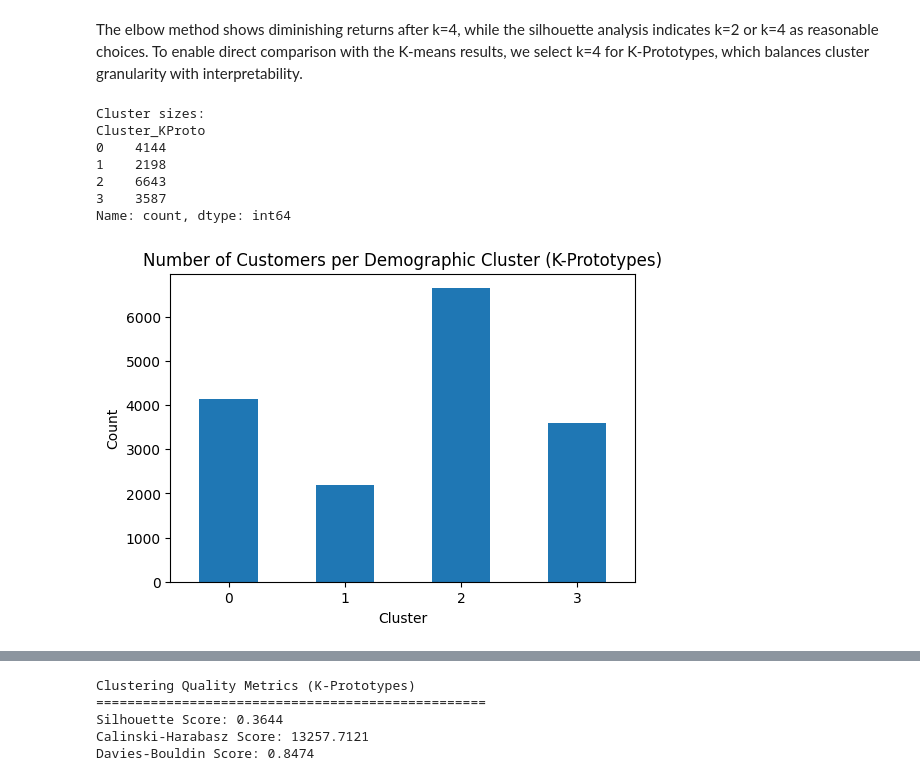
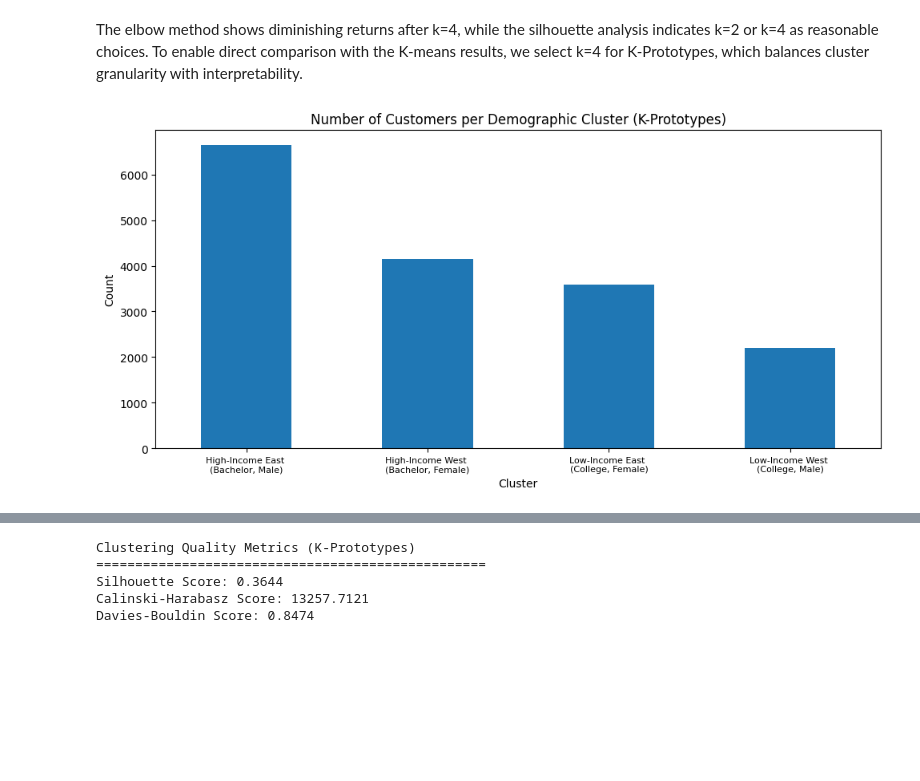
Before and after one commit to luisbdavila/Airline_Customer_Segmentation_DataMining_Project_Python, a Jupyter notebook: Final_delivery/Code/demographic.ipynb, the cells around one changed output, grey strips where cells are left out. Drawn from its saved outputs; the diff is of its cells as text; code cells hidden in the pictures; blank space fills up the shorter version.

```diff
--- a/Final_delivery/Code/demographic.ipynb
+++ b/Final_delivery/Code/demographic.ipynb
@@ -246,13 +300,0 @@ Gender distribution is relatively balanced across all clusters (49-52% female).
-# %%
-# Assign descriptive names to K-Means clusters
-cluster_names = {
-    0: 'Low-Income East',
-    1: 'High-Income West',
-    2: 'Low-Income West',
-    3: 'High-Income East'
-}
-
-df_demo_ceiled['Cluster_Name'] = df_demo_ceiled['Cluster'].map(cluster_names)
-
-print("Cluster Names and Sizes:")
-print(df_demo_ceiled['Cluster_Name'].value_counts())
@@ -474,28 +532,32 @@ The elbow method shows diminishing returns after k=4, while the silhouette analy
 # %%
 # K-Prototypes model with k=4
 kproto_final = KPrototypes(n_clusters=4, init='Huang', random_state=42, verbose=0)
 clusters_kproto = kproto_final.fit_predict(X_kproto, categorical=[3, 4, 5])
 
 df_demo_ceiled['Cluster_KProto'] = clusters_kproto
 
-# Cluster size distribution
-cluster_counts_kproto = df_demo_ceiled['Cluster_KProto'].value_counts().sort_index()
-print("\nCluster sizes:")
-print(cluster_counts_kproto)
+# Create K-Prototypes cluster names based on characteristics
+kproto_cluster_names_plot = {
+    0: 'High-Income West \n'
+    '(Bachelor, Female)',
+    1: 'Low-Income West \n'
+    '(College, Male)',
+    2: 'High-Income East \n'
+    '(Bachelor, Male)',
+    3: 'Low-Income East \n'
+    '(College, Female)'
+}
 
-# Visualize cluster sizes
-cluster_counts_kproto.plot(kind='bar', figsize=(6,4))
+df_demo_ceiled['Cluster_KProto_Name_Plot'] = df_demo_ceiled['Cluster_KProto'].map(kproto_cluster_names_plot)
+
+# Visualize cluster sizes with names
+cluster_kproto_name_counts = df_demo_ceiled['Cluster_KProto_Name_Plot'].value_counts()
+cluster_kproto_name_counts.plot(kind='bar', figsize=(10,5))
 plt.title('Number of Customers per Demographic Cluster (K-Prototypes)')
 plt.xlabel('Cluster')
 plt.ylabel('Count')
-plt.xticks(rotation=0)
+plt.xticks(rotation=0, ha='center', fontsize=8)
+plt.tight_layout()
 plt.show()
 # %% [output]
-Cluster sizes:
-Cluster_KProto
-0    4144
-1    2198
-2    6643
-3    3587
-Name: count, dtype: int64
-[figure, old version]
+[figure, new version]
```
Also changed, not shown: parts of 33 cells of this notebook.
